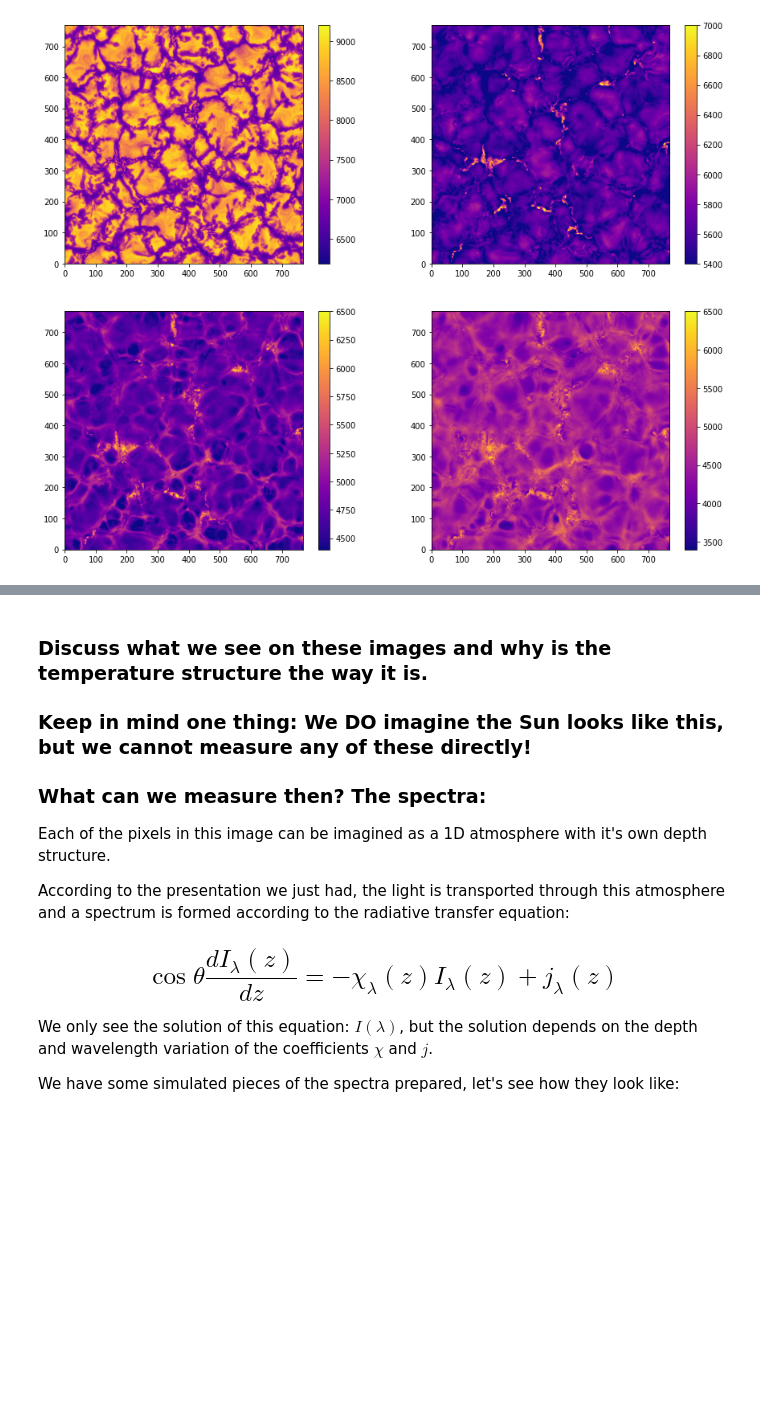
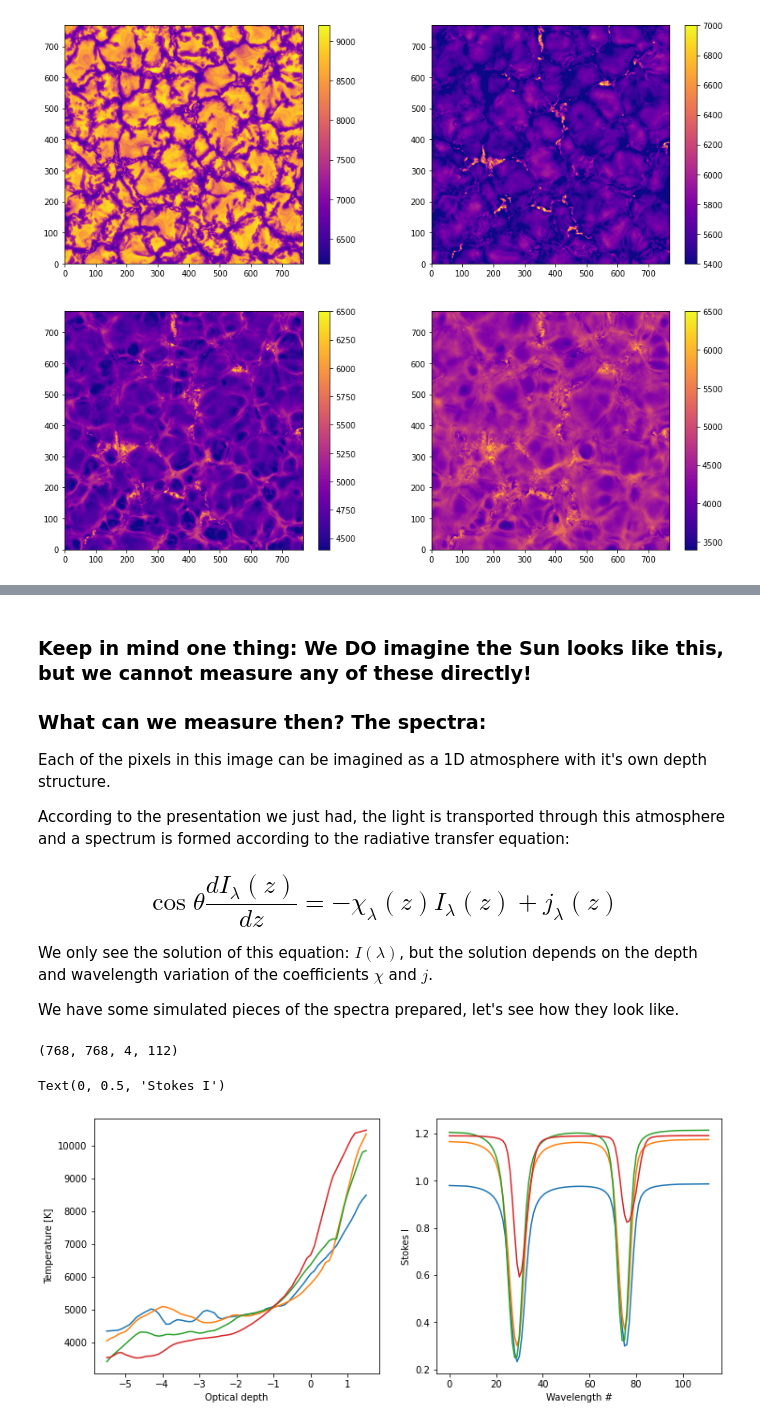
Before and after one commit to ivanzmilic/monash_workshop, a Jupyter notebook: data_exploration_and_preparation.ipynb, the cells around one changed output, grey strips where cells are left out. Cells and saved outputs as stored; diff of their text form; code cells hidden in the pictures; blank space fills up the shorter version.

Commit message:
More exploration and data normalization

```diff
--- a/data_exploration_and_preparation.ipynb
+++ b/data_exploration_and_preparation.ipynb
@@ -120,6 +182,4 @@ plt.colorbar()
 # %% [markdown]
-### Discuss what we see on these images and why is the temperature structure the way it is.
-
 ### Keep in mind one thing: We DO imagine the Sun looks like this, but we cannot measure any of these directly!
 
 ### What can we measure then? The spectra:
@@ -132,6 +192,10 @@ According to the presentation we just had, the light is transported through this
 
 We only see the solution of this equation: $I(\lambda)$, but the solution depends on the depth and wavelength variation of the coefficients $\chi$ and $j$.
 
-We have some simulated pieces of the spectra prepared, let's see how they look like:
+We have some simulated pieces of the spectra prepared, let's see how they look like.
 # %%
-stokes = fits.open("/home/milic/data/muram_from_rebecca/")
+stokes = fits.open("/home/milic/data/muram_from_rebecca/hinode_wvl/qs_ph_disk_center_synth.hinodewvl.fits")[0].data
+# %%
+stokes.shape
+# %% [output]
+(768, 768, 4, 112)
@@ -137,0 +204,20 @@ stokes = fits.open("/home/milic/data/muram_from_rebecca/")
+# %%
+plt.figure(figsize=[12,5])
+plt.subplot(121)
+plt.plot(tau, T[133,266])
+plt.plot(tau, T[179,519])
+plt.plot(tau, T[0,100])
+plt.plot(tau, T[333,111])
+plt.xlabel("Optical depth")
+plt.ylabel("Temperature [K]")
+
+plt.subplot(122)
+plt.plot(stokes[133,266,0])
+plt.plot(stokes[179,519,0])
+plt.plot(stokes[0,100,0])
+plt.plot(stokes[333,111,0])
+plt.xlabel("Wavelength #")
+plt.ylabel("Stokes I")
+# %% [output]
+Text(0, 0.5, 'Stokes I')
+[figure, added]
```
Also changed, not shown: parts of 19 cells of this notebook.
